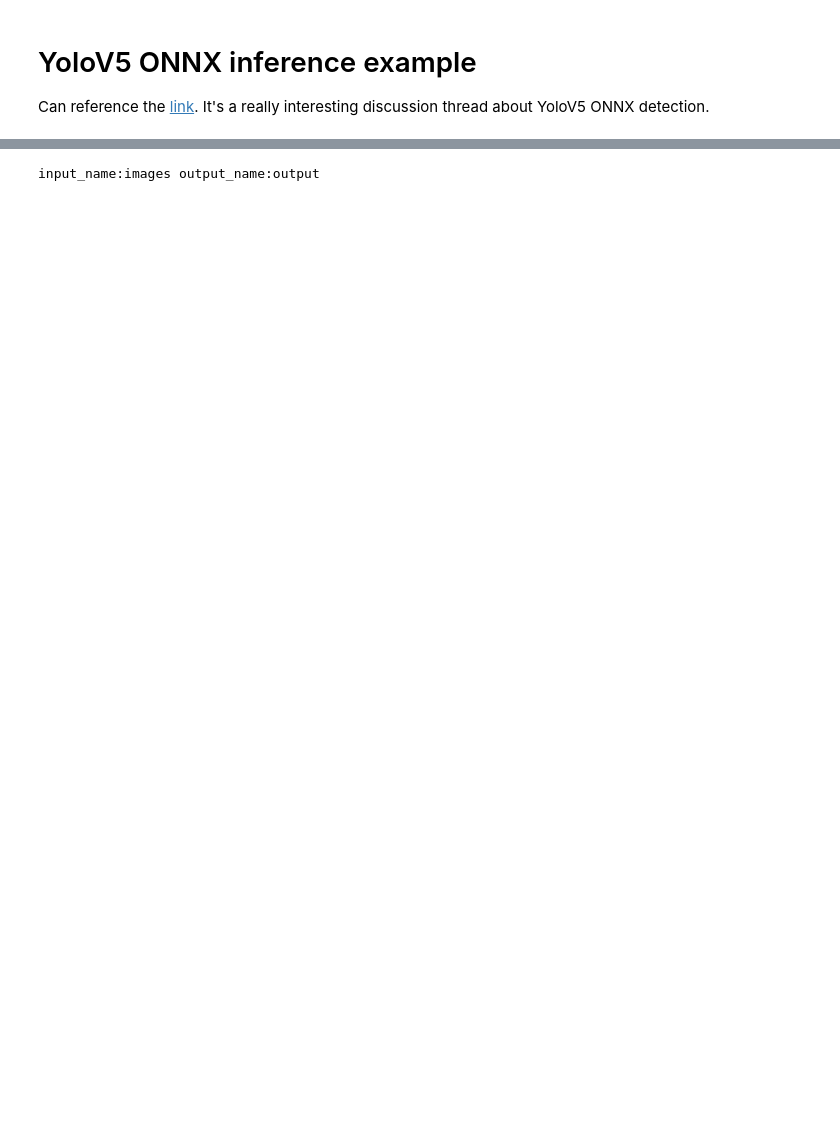
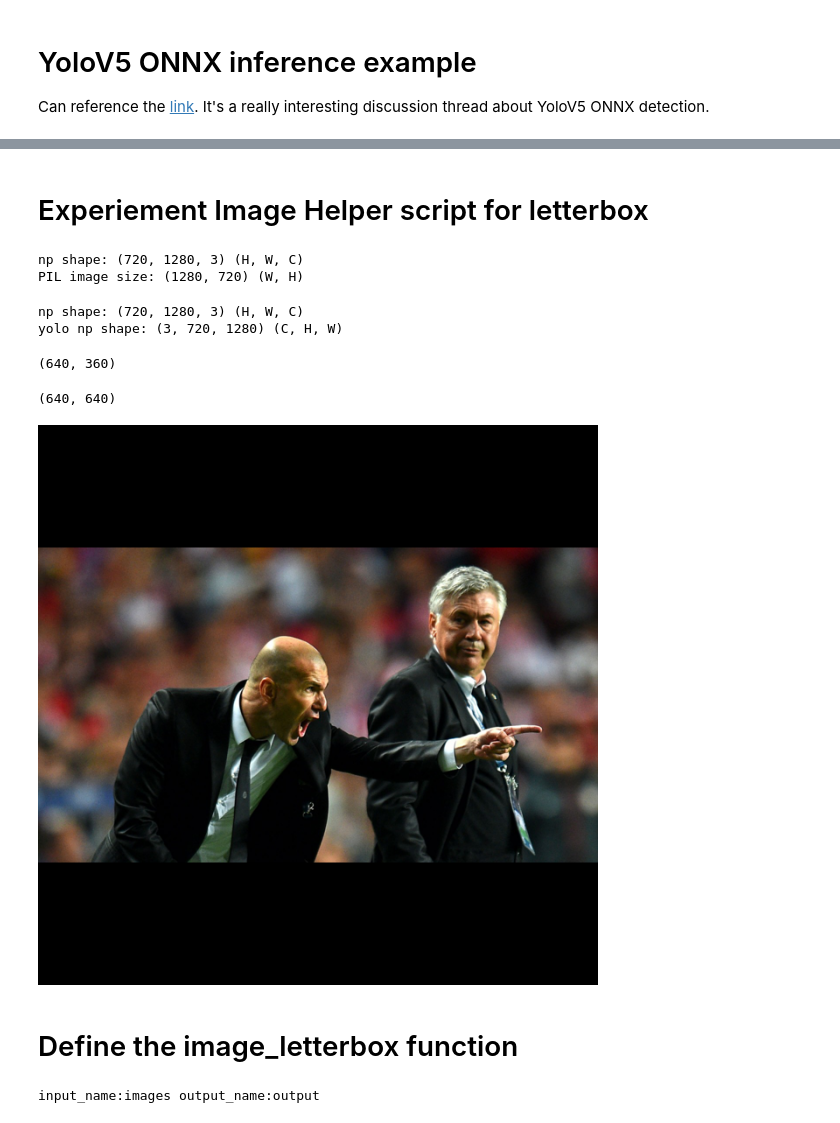
Before and after one commit to imyoungyang/myAWSStudyBlog, a Jupyter notebook: sagemaker-greengrass/1-yolov5-onnx-inference/yolov5-onnx-inference.ipynb, the cells around one changed output, grey strips where cells are left out. Cells and saved outputs as stored; diff of their text form; code cells hidden in the pictures; blank space fills up the shorter version.

Commit message:
add inference code of onnx

```diff
--- a/sagemaker-greengrass/1-yolov5-onnx-inference/yolov5-onnx-inference.ipynb
+++ b/sagemaker-greengrass/1-yolov5-onnx-inference/yolov5-onnx-inference.ipynb
@@ -39,2 +39,43 @@ sys.path
 from utils.datasets import *
 from utils.utils import *
+# %% [markdown]
+# Experiement Image Helper script for letterbox
+# %%
+fp_img = fp_yolov5 + '/inference/images/zidane.jpg'
+
+img_pil = Image.open(fp_img)
+# display(img_pil)
+
+# convert image to numpy array
+img_np = np.array(img_pil)
+print('np shape: {} (H, W, C)'.format(img_np.shape))
+print('PIL image size: {} (W, H)'.format(img_pil.size))
+# %% [output]
+np shape: (720, 1280, 3) (H, W, C)
+PIL image size: (1280, 720) (W, H)
+# %%
+# verify the transpose HWC -> CHW
+x = np.ones((720, 1280, 3))
+print(f'np shape: {x.shape} (H, W, C)')
+print(f'yolo np shape: {np.transpose(x, (2, 0, 1)).shape} (C, H, W)')
+# %% [output]
+np shape: (720, 1280, 3) (H, W, C)
+yolo np shape: (3, 720, 1280) (C, H, W)
+# %%
+desired_size = 640, 640
+img_pil.thumbnail(desired_size)
+new_size = img_pil.size
+print(new_size)
+# display(img_pil)
+# %% [output]
+(640, 360)
+# %%
+img_padding = Image.new("RGB", desired_size)
+img_padding.paste(img_pil, ((desired_size[0]-new_size[0])//2, (desired_size[1]-new_size[1])//2))
+print(img_padding.size)
+display(img_padding)
+# %% [output]
+(640, 640)
+[figure, added]
+# %% [markdown]
+# Define the image_letterbox function
```
Also changed, not shown: parts of 14 cells of this notebook, 1 other file.
